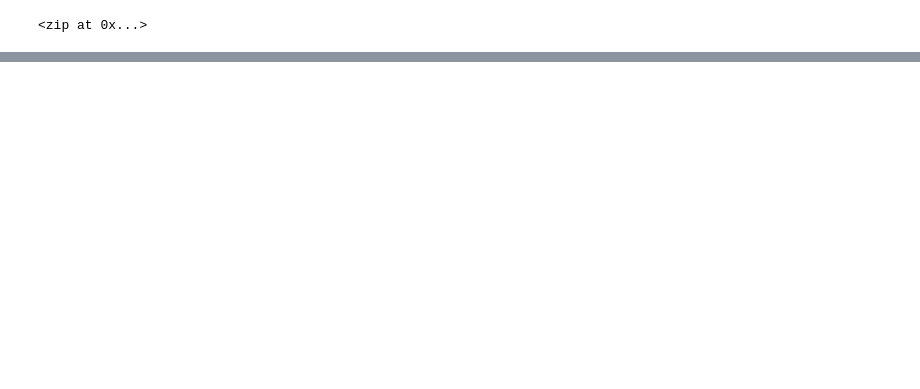
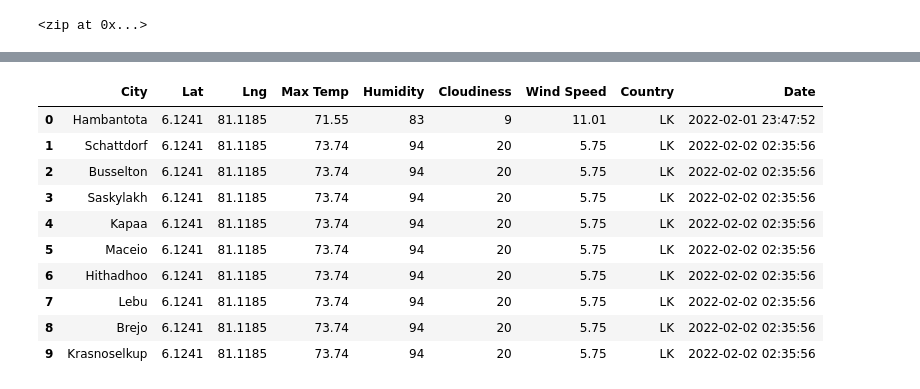
Before and after one commit to bhavna2910/World_Weather_Analysis, a Jupyter notebook: WeatherPy.ipynb, the cells around one changed output, grey strips where cells are left out. Saved outputs shown, nothing was run; the diff lists cells and outputs as text; code cells hidden in the pictures; blank space fills up the shorter version.

```diff
--- a/WeatherPy.ipynb
+++ b/WeatherPy.ipynb
@@ -57,0 +68,4 @@ len(cities)
+# %%
+# Starting URL for Weather Map API Call.
+url = "http://api.openweathermap.org/data/2.5/weather?units=Imperial&APPID=" + weather_api_key
+print(url)
@@ -57,0 +169,16 @@ len(cities)
+# %%
+# Convert the array of dictionaries to a Pandas DataFrame.
+city_data_df = pd.DataFrame(city_data)
+city_data_df.head(10)
+# %% [output]
+|  | City | Lat | Lng | Max Temp | Humidity | Cloudiness | Wind Speed | Country | Date |
+| 0 | Hambantota | 6.1241 | 81.1185 | 71.55 | 83 | 9 | 11.01 | LK | 2022-02-01 23:47:52 |
+| 1 | Schattdorf | 6.1241 | 81.1185 | 73.74 | 94 | 20 | 5.75 | LK | 2022-02-02 02:35:56 |
+| 2 | Busselton | 6.1241 | 81.1185 | 73.74 | 94 | 20 | 5.75 | LK | 2022-02-02 02:35:56 |
+| 3 | Saskylakh | 6.1241 | 81.1185 | 73.74 | 94 | 20 | 5.75 | LK | 2022-02-02 02:35:56 |
+| 4 | Kapaa | 6.1241 | 81.1185 | 73.74 | 94 | 20 | 5.75 | LK | 2022-02-02 02:35:56 |
+| 5 | Maceio | 6.1241 | 81.1185 | 73.74 | 94 | 20 | 5.75 | LK | 2022-02-02 02:35:56 |
+| 6 | Hithadhoo | 6.1241 | 81.1185 | 73.74 | 94 | 20 | 5.75 | LK | 2022-02-02 02:35:56 |
+| 7 | Lebu | 6.1241 | 81.1185 | 73.74 | 94 | 20 | 5.75 | LK | 2022-02-02 02:35:56 |
+| 8 | Brejo | 6.1241 | 81.1185 | 73.74 | 94 | 20 | 5.75 | LK | 2022-02-02 02:35:56 |
+| 9 | Krasnoselkup | 6.1241 | 81.1185 | 73.74 | 94 | 20 | 5.75 | LK | 2022-02-02 02:35:56 |
```
Also changed, not shown: parts of 15 cells of this notebook.
